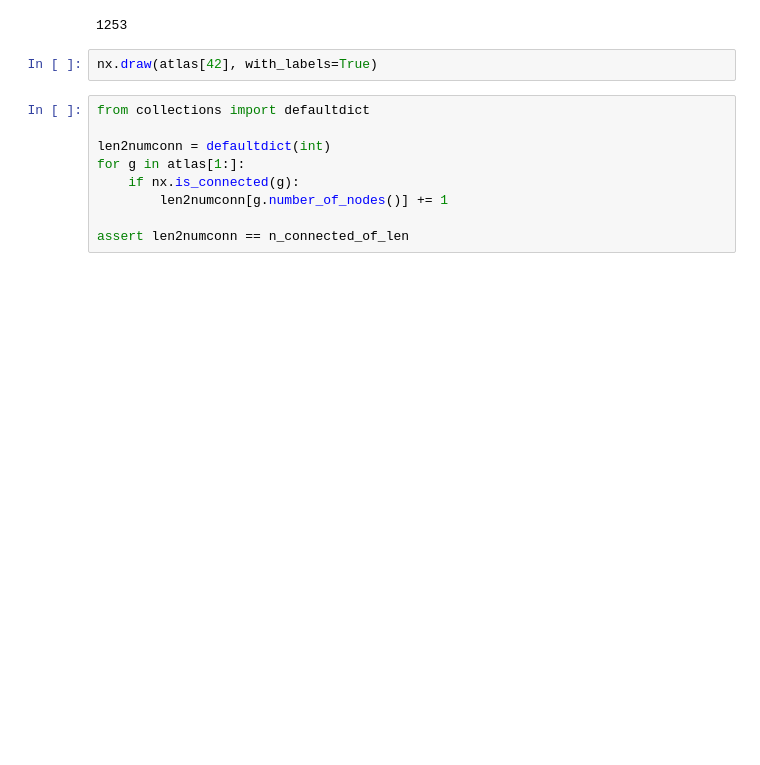
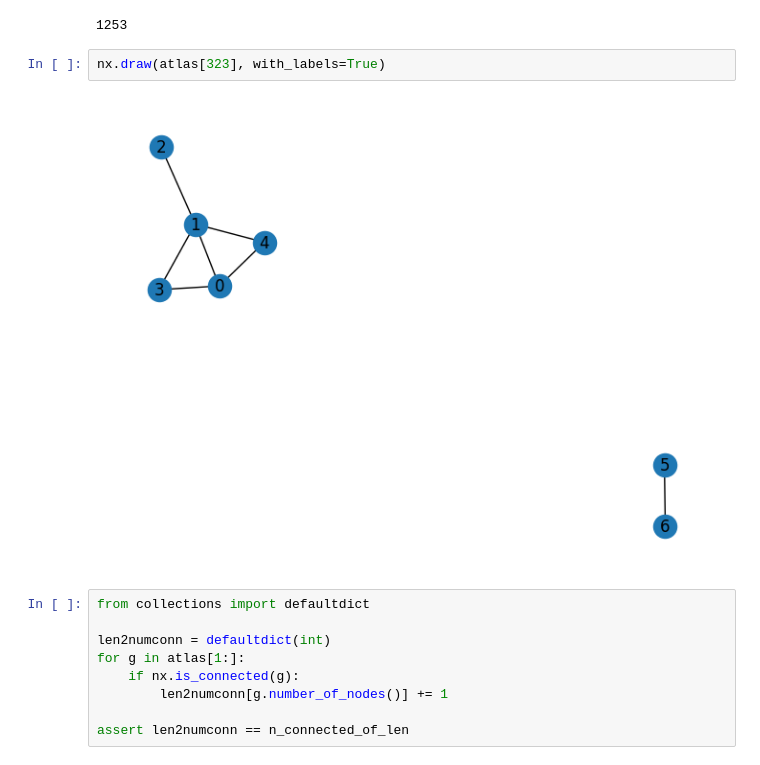
Before and after one commit to andrejjocic/mesh-compressor, a Jupyter notebook: src/repl.ipynb, the cells around one changed output. Saved outputs shown, nothing was run; the diff lists cells and outputs as text; blank space fills up the shorter version.

```diff
--- a/src/repl.ipynb
+++ b/src/repl.ipynb
@@ -217,7 +217,9 @@ len(atlas)
 # %% [output]
 1253
 # %%
-nx.draw(atlas[42], with_labels=True)
+nx.draw(atlas[323], with_labels=True)
+# %% [output]
+[figure, added]
 # %%
 from collections import defaultdict
 
```
Also changed, not shown: parts of 1 cell of this notebook, 3 other files.
